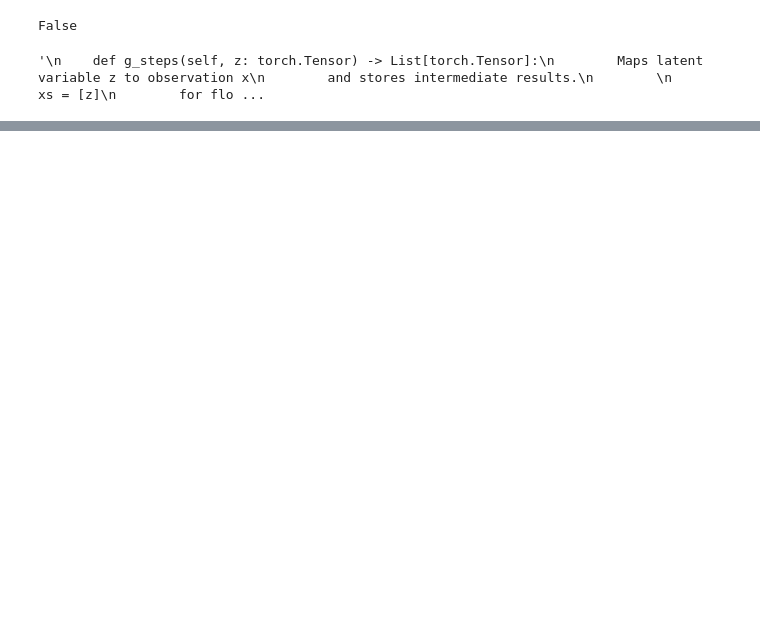
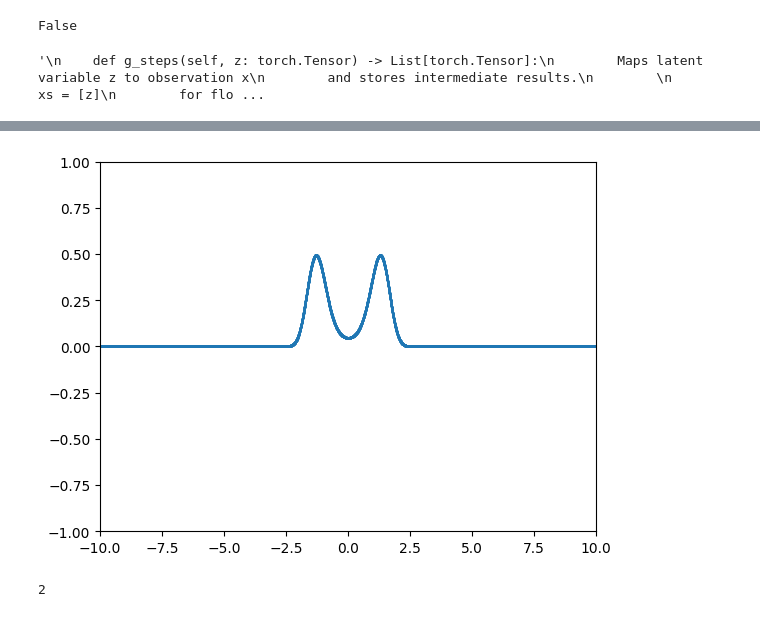
Before and after one commit to Vsevolod2001/PIMC, a Jupyter notebook: PIMC-py/Normalizing flow/nf_model(RG).ipynb, the cells around one changed output, grey strips where cells are left out. Drawn from its saved outputs; the diff is of its cells as text; code cells hidden in the pictures; blank space fills up the shorter version.

```diff
--- a/PIMC-py/Normalizing flow/nf_model(RG).ipynb
+++ b/PIMC-py/Normalizing flow/nf_model(RG).ipynb
@@ -554,0 +655,28 @@ trajs=RG_trained.sample(N_traj)
+# %%
+import numpy as np
+import matplotlib.pyplot as plt
+#A=np.array([[0,0+1j],[0-1j,0]])
+#S=np.linalg.eigh(A)
+#print(S)
+L=10
+h1=0.005
+N=int(2*L/h1)
+H=np.zeros((N,N))
+H[0][0]=1
+H[N-1][N-1]=1
+
+for i in range(1,N-1):
+    H[i][i-1]=-0.5/h1**2
+    H[i][i]=(1/h1**2)+tw.V(-L+i*h1)
+    H[i][i+1]=-0.5/h1**2
+E=np.linalg.eigh(H)
+v=np.transpose(E[1])
+X=[-L+i*h1 for i in range(N)]
+fig=plt.figure()
+plt.axis([-L,L,-1,1])
+plt.scatter(X,(v[2])**2/h1,s=1)
+plt.show()
+print(len(E))
+# %% [output]
+[figure, added]
+2
```
Also changed, not shown: parts of 63 cells of this notebook, 19 other files.
